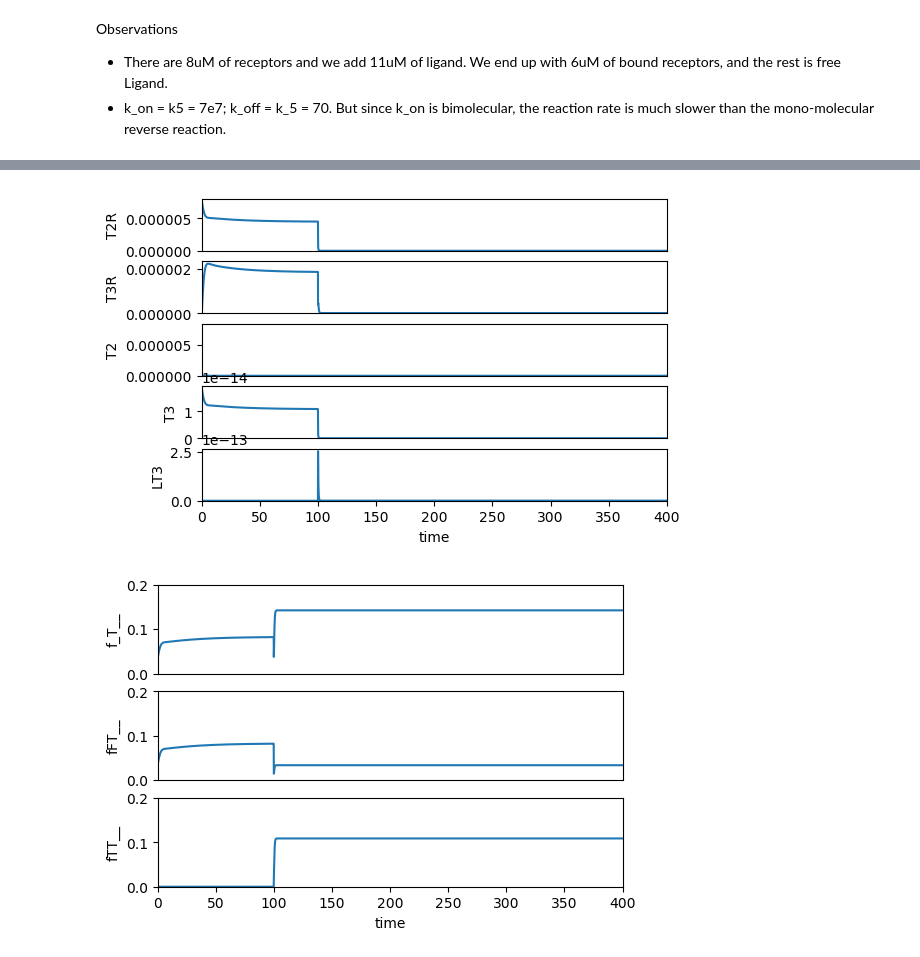
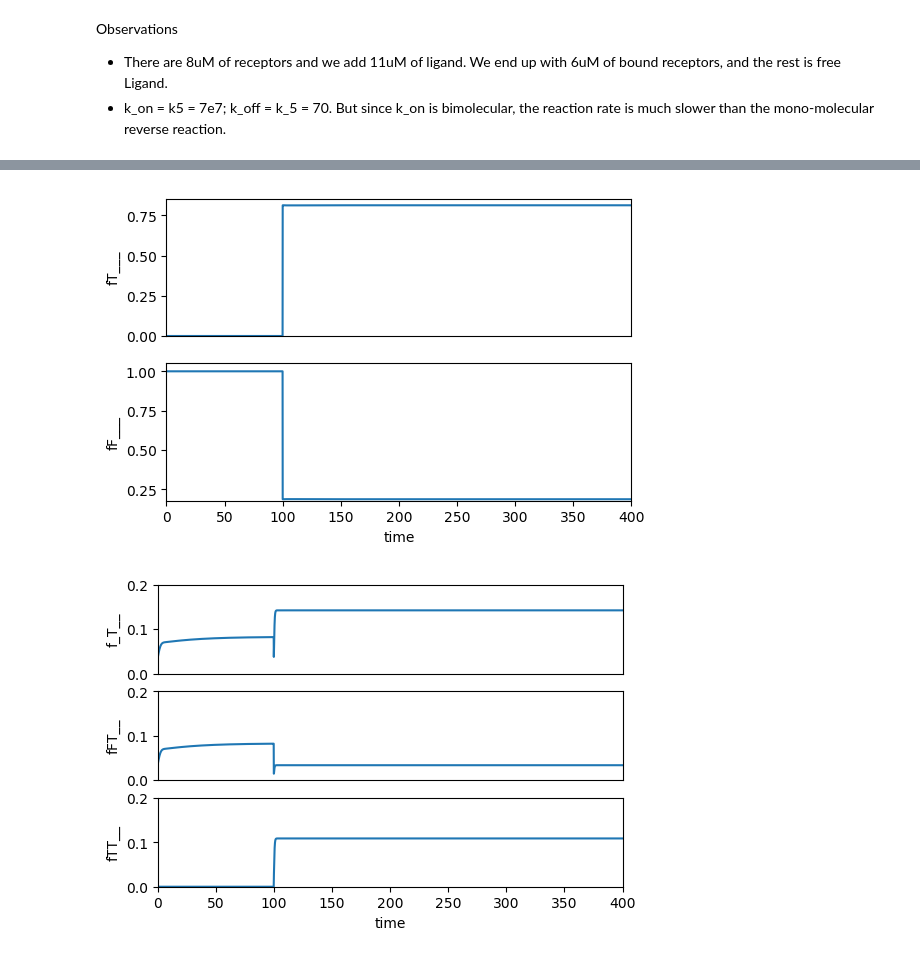
Before and after one commit to ScienceStacks/BioCellControl, a Jupyter notebook: Analysis/chemotaxis.ipynb, the cells around one changed output, grey strips where cells are left out. Saved outputs shown, nothing was run; the diff lists cells and outputs as text; code cells hidden in the pictures.

Commit message:
Further model refinements.

```diff
--- a/Analysis/chemotaxis.ipynb
+++ b/Analysis/chemotaxis.ipynb
@@ -79,7 +79,7 @@ def sim(elements=None,end=400, concentrations={}):
     """
     if elements is None:
       elements = []
-    global plotter, result, model
+    global plotter, result, model, rr
     model = ChemotaxisModel()
     for element in elements:
       model.appendToModel(element)
@@ -190,9 +218,9 @@ Questions
 # %%
-# Breakdown the state phosphorylation state by methylation level
-sim(elements=["at (time > 100): L = 11e-6", "R = 0.3e-6"])
-plotter.lines(["T2R", "T3R", "T2", "T3", "LT3"])
+#
+sim(elements=["at (time > 100): L = 11e-6"])
+plotter.lines(["fT___", "fF___"])
 # %% [output]
-[figure, old version]
+[figure, new version]
 # %%
 # Breakdown the state phosphorylations by ligand bound
 sim(elements=["at (time > 100): L = 11e-6"])
```
Also changed, not shown: parts of 27 cells of this notebook, 6 other files.
